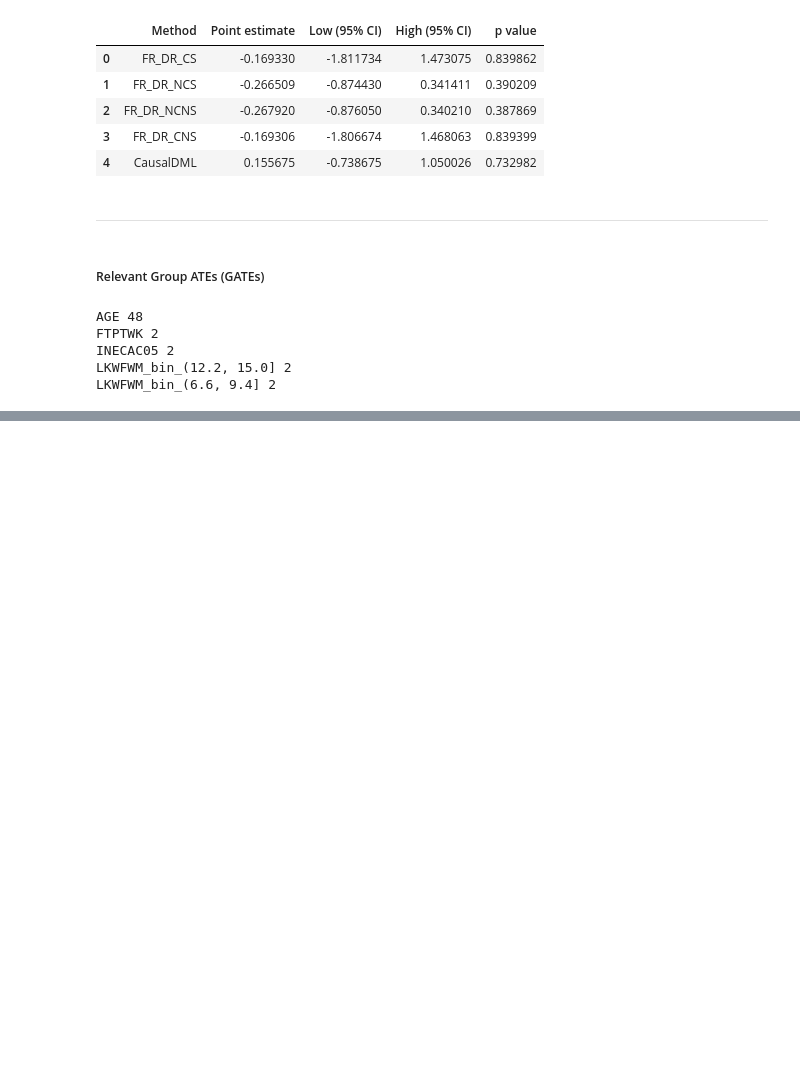
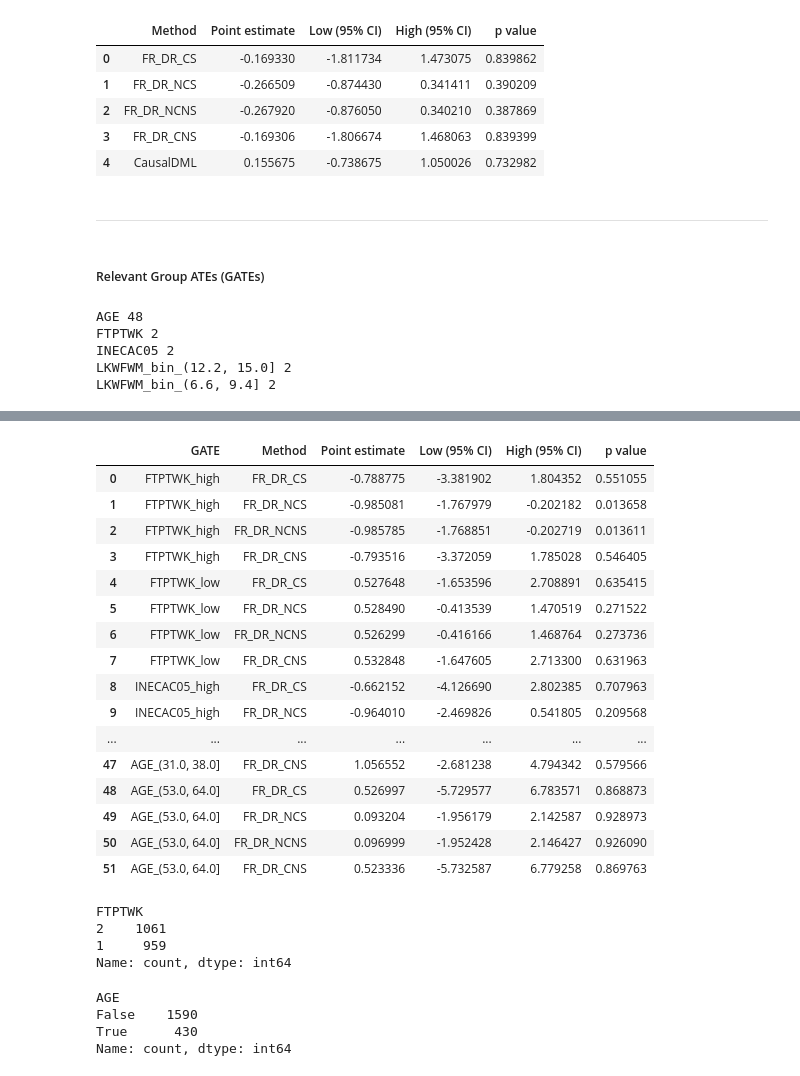
Before and after one commit to TresGes25/gg570_d200, a Jupyter notebook: analyses/ate_estimation.ipynb, the cells around one changed output, grey strips where cells are left out. Cells and saved outputs as stored; diff of their text form; code cells hidden in the pictures; blank space fills up the shorter version.

```diff
--- a/analyses/ate_estimation.ipynb
+++ b/analyses/ate_estimation.ipynb
@@ -247,3 +247,37 @@ gate_results_df.sort_values(by='p value').head(10)
+# %%
+gate_results_df
+# %% [output]
+|  | GATE | Method | Point estimate | Low (95% CI) | High (95% CI) | p value |
+| 0 | FTPTWK_high | FR_DR_CS | -0.788775 | -3.381902 | 1.804352 | 0.551055 |
+| 1 | FTPTWK_high | FR_DR_NCS | -0.985081 | -1.767979 | -0.202182 | 0.013658 |
+| 2 | FTPTWK_high | FR_DR_NCNS | -0.985785 | -1.768851 | -0.202719 | 0.013611 |
+| 3 | FTPTWK_high | FR_DR_CNS | -0.793516 | -3.372059 | 1.785028 | 0.546405 |
+| 4 | FTPTWK_low | FR_DR_CS | 0.527648 | -1.653596 | 2.708891 | 0.635415 |
+| 5 | FTPTWK_low | FR_DR_NCS | 0.528490 | -0.413539 | 1.470519 | 0.271522 |
+| 6 | FTPTWK_low | FR_DR_NCNS | 0.526299 | -0.416166 | 1.468764 | 0.273736 |
+| 7 | FTPTWK_low | FR_DR_CNS | 0.532848 | -1.647605 | 2.713300 | 0.631963 |
+| 8 | INECAC05_high | FR_DR_CS | -0.662152 | -4.126690 | 2.802385 | 0.707963 |
+| 9 | INECAC05_high | FR_DR_NCS | -0.964010 | -2.469826 | 0.541805 | 0.209568 |
+| ... | ... | ... | ... | ... | ... | ... |
+| 47 | AGE_(31.0, 38.0] | FR_DR_CNS | 1.056552 | -2.681238 | 4.794342 | 0.579566 |
+| 48 | AGE_(53.0, 64.0] | FR_DR_CS | 0.526997 | -5.729577 | 6.783571 | 0.868873 |
+| 49 | AGE_(53.0, 64.0] | FR_DR_NCS | 0.093204 | -1.956179 | 2.142587 | 0.928973 |
+| 50 | AGE_(53.0, 64.0] | FR_DR_NCNS | 0.096999 | -1.952428 | 2.146427 | 0.926090 |
+| 51 | AGE_(53.0, 64.0] | FR_DR_CNS | 0.523336 | -5.732587 | 6.779258 | 0.869763 |
+# %%
+df['FTPTWK'].value_counts()
+# %% [output]
+FTPTWK
+2    1061
+1     959
+Name: count, dtype: int64
+# %%
+df['AGE'].between(17, 31).value_counts()
+# %% [output]
+AGE
+False    1590
+True      430
+Name: count, dtype: int64
 # %%
 (root / "results").mkdir(parents=True, exist_ok=True)
 gate_results_df.to_csv(root / f"results/gate_results.csv", index=False)
```
Also changed, not shown: parts of 7 cells of this notebook, 2 other files.
